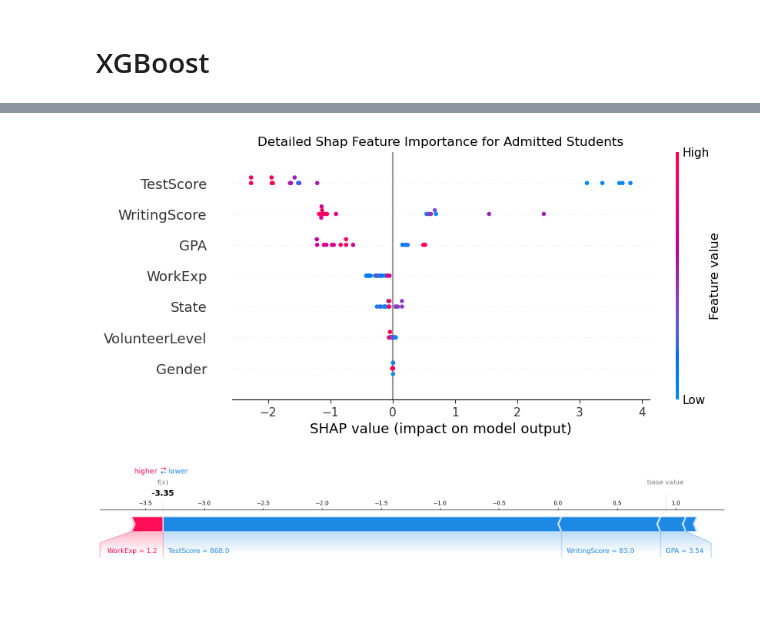
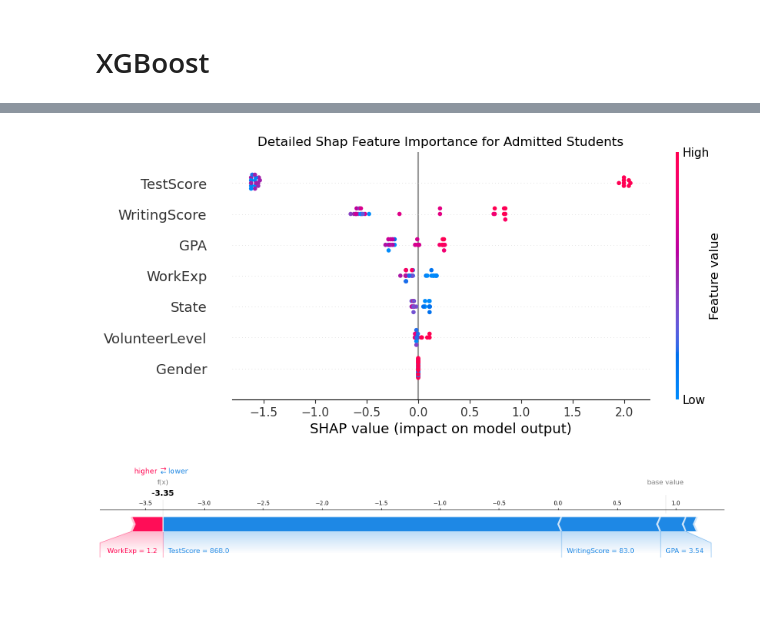
Before and after one commit to ad1589/dsan-5900.github.io, a Jupyter notebook: code/amelia_xgboost/xgboost.ipynb, the cells around one changed output, grey strips where cells are left out. Saved outputs shown, nothing was run; the diff lists cells and outputs as text; code cells hidden in the pictures.

```diff
--- a/code/amelia_xgboost/xgboost.ipynb
+++ b/code/amelia_xgboost/xgboost.ipynb
@@ -389,18 +389,15 @@ m.save('decision_distribution_by_state.html')
 # %% [markdown]
 # XGBoost
 # %%
-# encode target variable
-label_encoder = LabelEncoder()
-df_encoded = pd.DataFrame(df)
-df_encoded['State'] = label_encoder.fit_transform(df_encoded['State'])
-print(label_encoder.classes_)
+# encode target variable with separate label encoders
+state_encoder = LabelEncoder()
+df['State'] = state_encoder.fit_transform(df['State'])
+print(state_encoder.classes_)
 
-df_encoded['Decision'] = label_encoder.fit_transform(df_encoded['Decision'])
-print(label_encoder.classes_)
-# ['Admit' 'Decline' 'Waitlist']
-#    0         1         2
+decision_encoder = LabelEncoder()
+df['Decision'] = decision_encoder.fit_transform(df['Decision'])
+print(decision_encoder.classes_)
+# ['Admit', 'Decline', 'Waitlist']
 
-
-# Display the first few rows to confirm encoding
-df_encoded.head()
+df.head()
 # %% [output]
@@ -415,6 +417,6 @@ df_encoded.head()
 # %%
 # split up data
-X = df_encoded.drop('Decision', axis=1)
-y = df_encoded['Decision']
+X = df.drop('Decision', axis=1)
+y = df['Decision']
 
-X_train, X_test, y_train, y_test = train_test_split(X, y, test_size=0.2, random_state=42)
+X_train, X_test, y_train, y_test = train_test_split(X, y, test_size=0.3, random_state=42)
@@ -558,13 +582,13 @@ for class_name, color in zip(classes, colors):
 # %%
 # ddetailed summary plots
-class_index = 1
+class_index = 0
 
 shap.summary_plot(shap_values[class_index], X_test, plot_type="dot", show=False)
 plt.gcf().set_size_inches(9,4)
 plt.title("Detailed Shap Feature Importance for Admitted Students")
 plt.show()
 # %% [output]
-[figure, old version]
+[figure, new version]
 # %%
 for class_idx in range(0,3):
     shap.force_plot(explainer.expected_value[class_idx], shap_values[class_idx][0,:], X_test.iloc[0,:], matplotlib=True)
```
Also changed, not shown: parts of 12 cells of this notebook, 8 other files.
